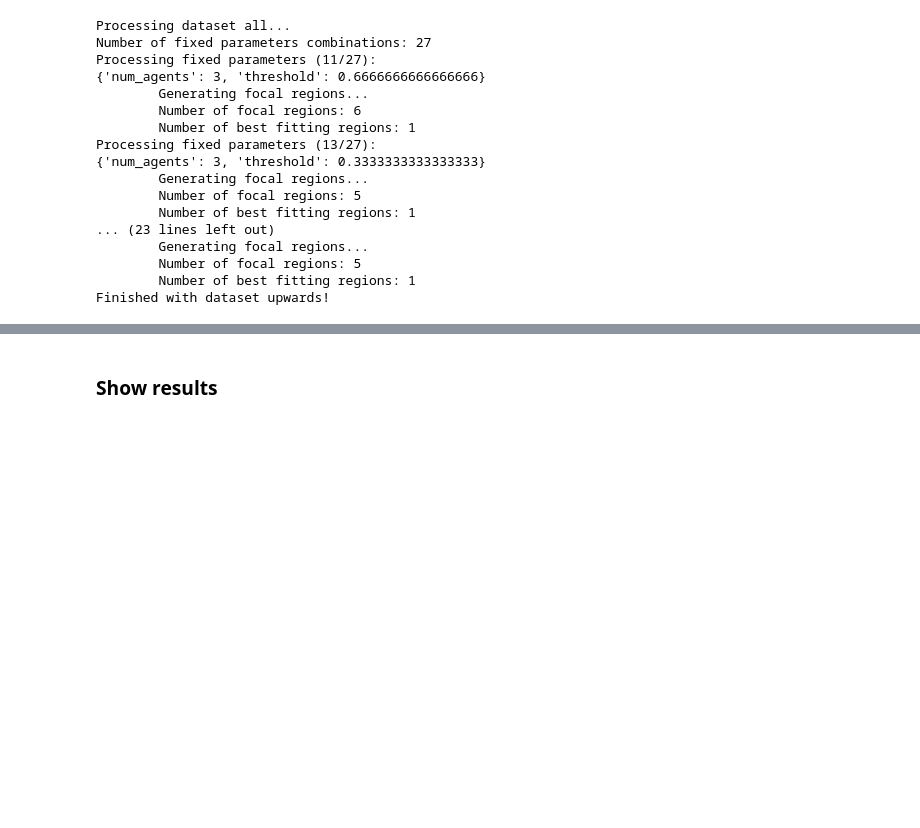
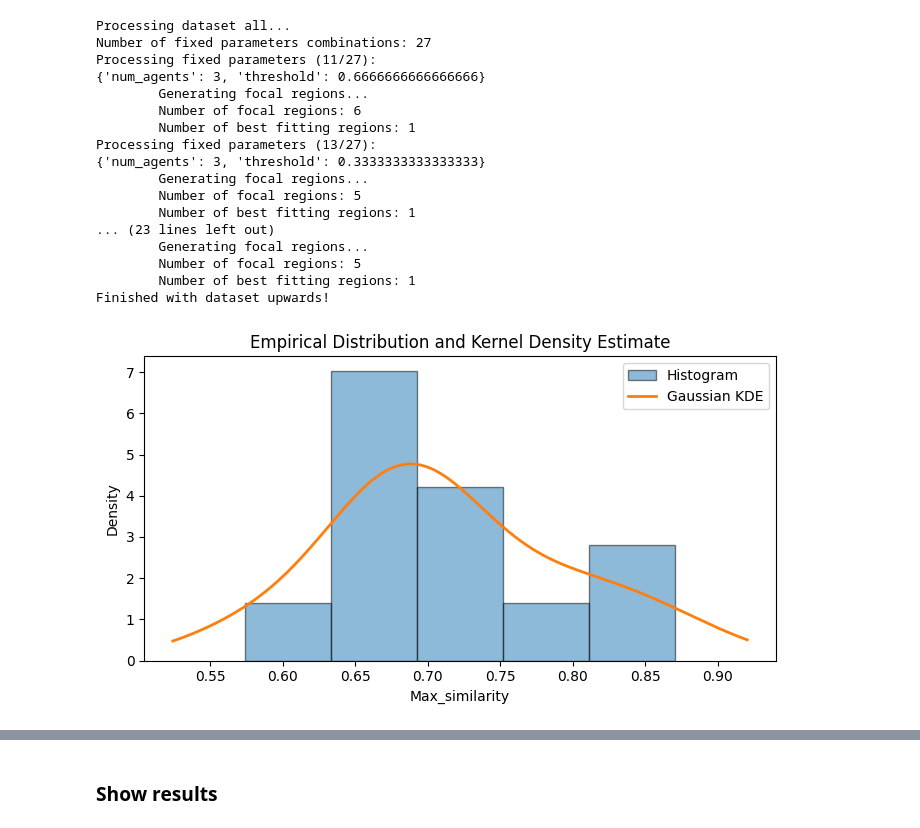
Before and after one commit to EAndrade-Lotero/Cognitive_Models_El_Farol_Bar_Problem, a Jupyter notebook: Notebooks/get_focal_schemas_from_data.ipynb, the cells around one changed output, grey strips where cells are left out. Drawn from its saved outputs; the diff is of its cells as text; code cells hidden in the pictures; blank space fills up the shorter version.

```diff
--- a/Notebooks/get_focal_schemas_from_data.ipynb
+++ b/Notebooks/get_focal_schemas_from_data.ipynb
@@ -156,6 +156,58 @@ Processing fixed parameters (13/27):
         Number of focal regions: 5
         Number of best fitting regions: 1
 Finished with dataset upwards!
+# %%
+import numpy as np
+import matplotlib.pyplot as plt
+from scipy.stats import gaussian_kde
+
+# Data
+data = np.array([
+    0.685185,
+    0.703704,
+    0.814815,
+    0.648148,
+    0.740741,
+    0.703704,
+    0.574074,
+    0.685185,
+    0.685185,
+    0.870370,
+    0.796296,
+    0.648148
+])
+
+# Estimate the KDE
+kde = gaussian_kde(data)
+
+# Points at which to evaluate the density
+x = np.linspace(data.min() - 0.05, data.max() + 0.05, 500)
+y = kde(x)
+
+# Plot
+plt.figure(figsize=(7, 4))
+
+# Histogram normalized to be a density
+plt.hist(data,
+         bins='auto',
+         density=True,
+         alpha=0.5,
+         edgecolor='black',
+         label='Histogram')
+
+# KDE
+plt.plot(x, y, linewidth=2, label='Gaussian KDE')
+
+# Decorations
+plt.xlabel("Max_similarity")
+plt.ylabel("Density")
+plt.title("Empirical Distribution and Kernel Density Estimate")
+plt.legend()
+
+plt.tight_layout()
+plt.show()
+# %% [output]
+[figure, added]
 # %%
 sns.histplot(delta_frequency['Max_similarity'])
 plt.show()
```
Also changed, not shown: parts of 9 cells of this notebook, 17 other files.
